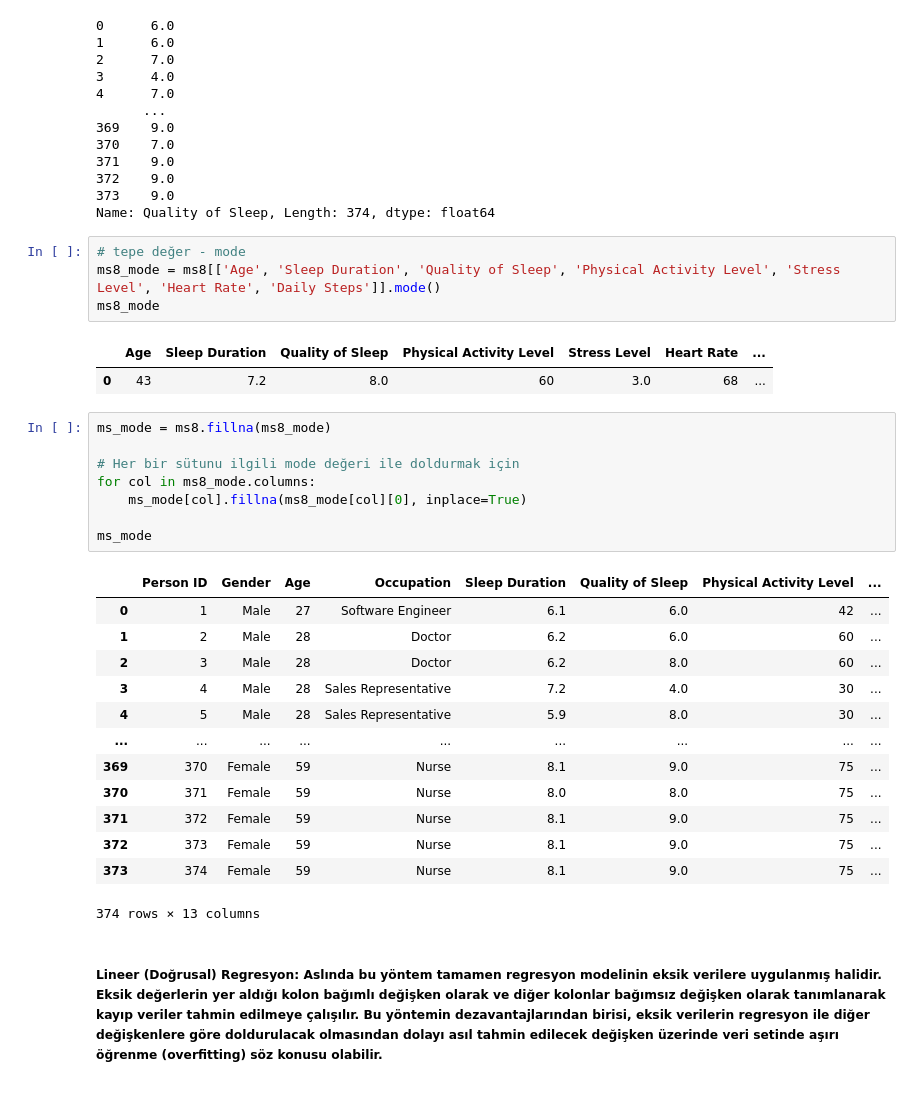
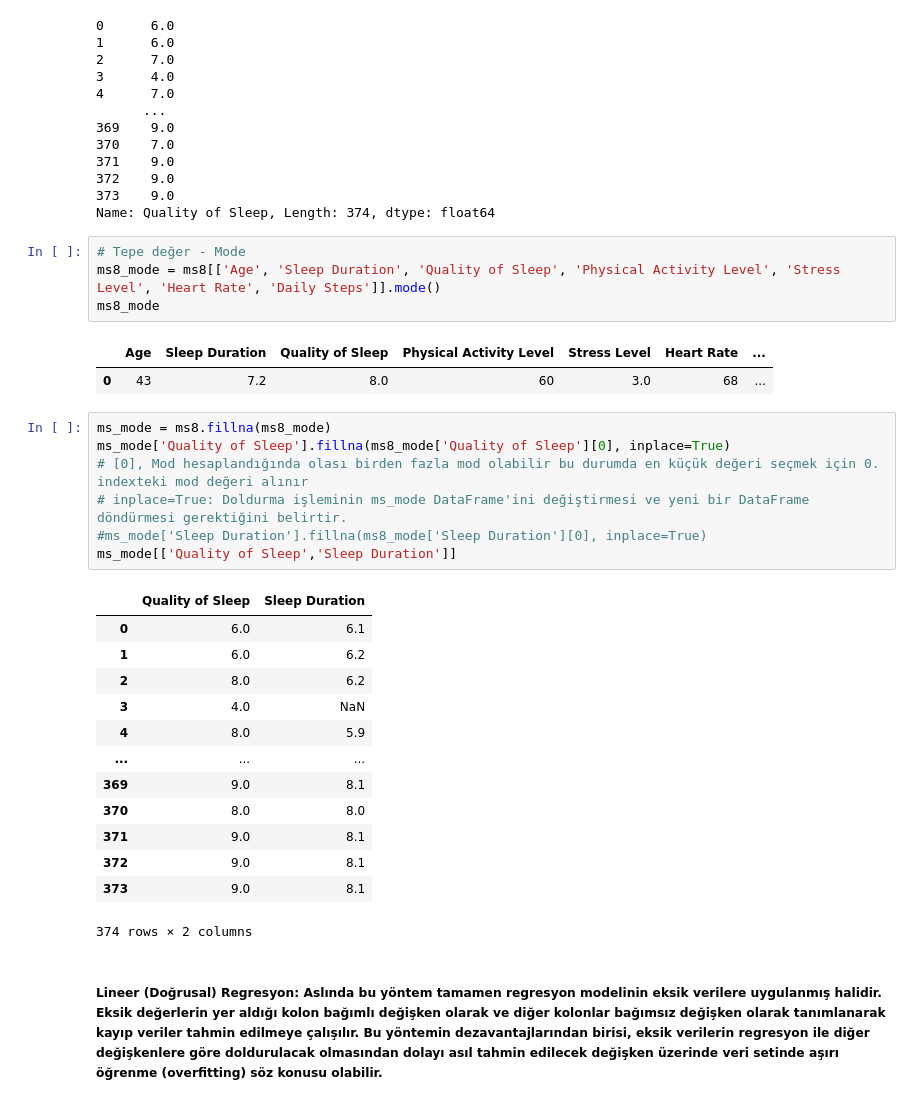
Before and after one commit to melsagin/datasciencetemp, a Jupyter notebook: execise/3-exercise_solution.ipynb, the cells around one changed output. Cells and saved outputs as stored; diff of their text form.

```diff
--- a/execise/3-exercise_solution.ipynb
+++ b/execise/3-exercise_solution.ipynb
@@ -397,34 +395,33 @@ ms_median['Quality of Sleep']
 373    9.0
 Name: Quality of Sleep, Length: 374, dtype: float64
 # %%
-# tepe değer - mode
+# Tepe değer - Mode
 ms8_mode = ms8[['Age', 'Sleep Duration', 'Quality of Sleep', 'Physical Activity Level', 'Stress Level', 'Heart Rate', 'Daily Steps']].mode()
 ms8_mode
 # %% [output]
 |  | Age | Sleep Duration | Quality of Sleep | Physical Activity Level | Stress Level | Heart Rate | ... |
 | 0 | 43 | 7.2 | 8.0 | 60 | 3.0 | 68 | ... |
-# %%
-ms_mode = ms8.fillna(ms8_mode)
-
-# Her bir sütunu ilgili mode değeri ile doldurmak için
-for col in ms8_mode.columns:
-    ms_mode[col].fillna(ms8_mode[col][0], inplace=True)
-
-ms_mode
-# %% [output]
-|  | Person ID | Gender | Age | Occupation | Sleep Duration | Quality of Sleep | Physical Activity Level | ... |
-| 0 | 1 | Male | 27 | Software Engineer | 6.1 | 6.0 | 42 | ... |
-| 1 | 2 | Male | 28 | Doctor | 6.2 | 6.0 | 60 | ... |
-| 2 | 3 | Male | 28 | Doctor | 6.2 | 8.0 | 60 | ... |
-| 3 | 4 | Male | 28 | Sales Representative | 7.2 | 4.0 | 30 | ... |
-| 4 | 5 | Male | 28 | Sales Representative | 5.9 | 8.0 | 30 | ... |
-| ... | ... | ... | ... | ... | ... | ... | ... | ... |
-| 369 | 370 | Female | 59 | Nurse | 8.1 | 9.0 | 75 | ... |
-| 370 | 371 | Female | 59 | Nurse | 8.0 | 8.0 | 75 | ... |
-| 371 | 372 | Female | 59 | Nurse | 8.1 | 9.0 | 75 | ... |
-| 372 | 373 | Female | 59 | Nurse | 8.1 | 9.0 | 75 | ... |
-| 373 | 374 | Female | 59 | Nurse | 8.1 | 9.0 | 75 | ... |
-374 rows × 13 columns
+# %%
+ms_mode = ms8.fillna(ms8_mode)
+ms_mode['Quality of Sleep'].fillna(ms8_mode['Quality of Sleep'][0], inplace=True)
+# [0], Mod hesaplandığında olası birden fazla mod olabilir bu durumda en küçük değeri seçmek için 0. indexteki mod değeri alınır
+# inplace=True: Doldurma işleminin ms_mode DataFrame'ini değiştirmesi ve yeni bir DataFrame döndürmesi gerektiğini belirtir.
+#ms_mode['Sleep Duration'].fillna(ms8_mode['Sleep Duration'][0], inplace=True)
+ms_mode[['Quality of Sleep','Sleep Duration']]
+# %% [output]
+|  | Quality of Sleep | Sleep Duration |
+| 0 | 6.0 | 6.1 |
+| 1 | 6.0 | 6.2 |
+| 2 | 8.0 | 6.2 |
+| 3 | 4.0 | NaN |
+| 4 | 8.0 | 5.9 |
+| ... | ... | ... |
+| 369 | 9.0 | 8.1 |
+| 370 | 8.0 | 8.0 |
+| 371 | 9.0 | 8.1 |
+| 372 | 9.0 | 8.1 |
+| 373 | 9.0 | 8.1 |
+374 rows × 2 columns
 # %% [markdown]
 ##### Lineer (Doğrusal) Regresyon: Aslında bu yöntem tamamen regresyon modelinin eksik verilere uygulanmış halidir. Eksik değerlerin yer aldığı kolon bağımlı değişken olarak ve diğer kolonlar bağımsız değişken olarak tanımlanarak kayıp veriler tahmin edilmeye çalışılır. Bu yöntemin dezavantajlarından birisi, eksik verilerin regresyon ile diğer değişkenlere göre doldurulacak olmasından dolayı asıl tahmin edilecek değişken üzerinde veri setinde aşırı öğrenme (overfitting) söz konusu olabilir.
 # %%
```
Also changed, not shown: parts of 4 cells of this notebook.
